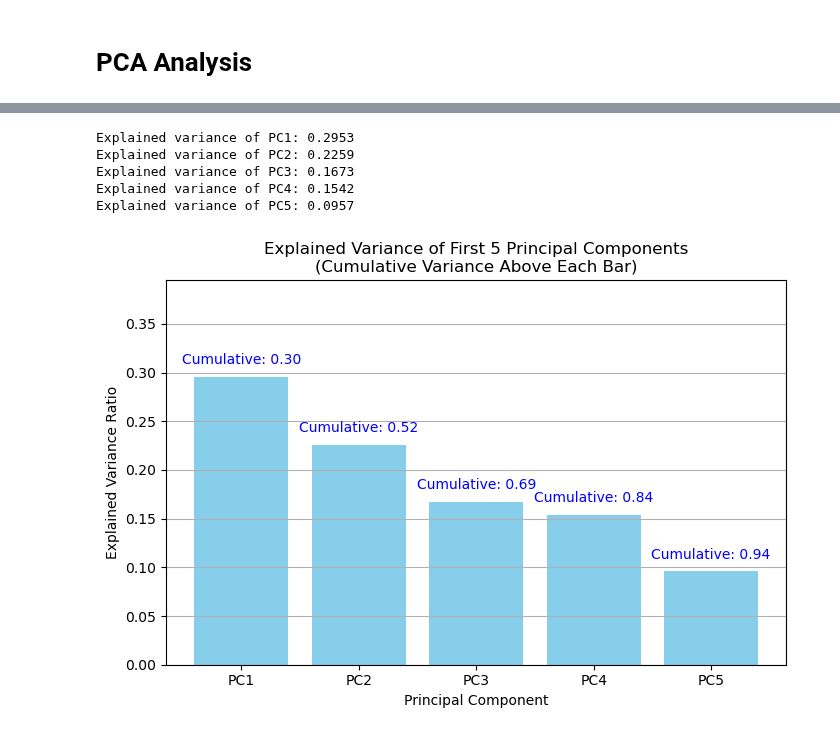
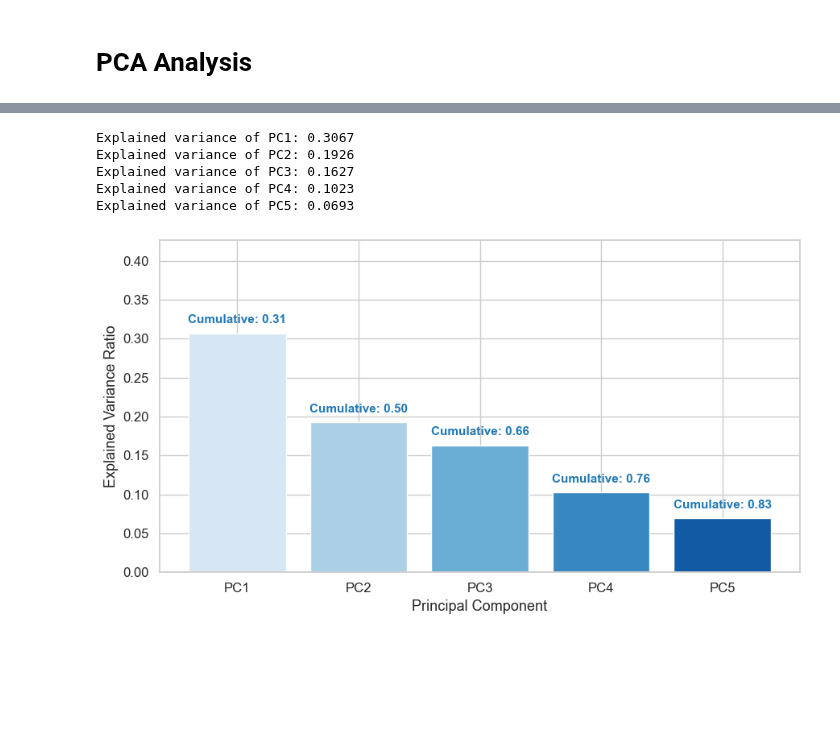
Before and after one commit to NK221088/ProjectInStatisticalEvaluationOfAI, a Jupyter notebook: pca-analysis-project/notebooks/pca_analysis.ipynb, the cells around one changed output, grey strips where cells are left out. Cells and saved outputs as stored; diff of their text form; code cells hidden in the pictures; blank space fills up the shorter version.

```diff
--- a/pca-analysis-project/notebooks/pca_analysis.ipynb
+++ b/pca-analysis-project/notebooks/pca_analysis.ipynb
@@ -30,8 +35,8 @@ from sklearn.decomposition import PCA
 from sklearn.preprocessing import StandardScaler
 
 # Load the processed data
-data_path = '/Users/gunnradgeving/Documents/GitHub/ProjectInStatisticalEvaluationOfAI/grouped_country_data.csv'  # Update with the correct path to your processed data
-df = allData
+data_path = '/Users/gunnradgeving/Documents/GitHub/ProjectInStatisticalEvaluationOfAI/categorized_data.csv'  # Update with the correct path to your processed data
+df = pd.read_csv(data_path)
 
 # Display the first few rows of the DataFrame
 df.head()
@@ -46,6 +50,6 @@ df.head()
 # %%
 # Select only the features of interest
-features = ['academic', 'vocational', 'userConsiderations', 'background','international','grammatical_analysis']
+features = ['sentiment_subjectivity', 'flesch_reading_ease', 'grammatical_analysis','academic', 'vocational','userConsiderations','bridging','international','otherTypesOfSchool']
 x = df[features].values
 x = StandardScaler().fit_transform(x)
 
@@ -56,6 +60,3 @@ principal_components = pca.fit_transform(x)
 # Create a DataFrame with the principal components
 principal_df = pd.DataFrame(data=principal_components, columns=['Principal Component 1', 'Principal Component 2'])
 final_df = pd.concat([principal_df, df[['country']]], axis=1)
-
-# Display the principal components DataFrame
-final_df.head()
@@ -89,41 +84,52 @@ education_df.fillna(education_df["Educational_Attainment"].mean(), inplace=True)
 education_df = education_df[['Economy', 'Educational_Attainment']]
 final_df = final_df.merge(education_df, on='Economy', how='left')
 # %%
-import numpy as np
 import matplotlib.pyplot as plt
-from sklearn.decomposition import PCA
+from matplotlib.ticker import MaxNLocator
+import seaborn as sns
 
 # Redo PCA with at least 5 components (or as many as features if fewer)
 n_components = min(5, x.shape[1])
 pca_5 = PCA(n_components=n_components)
 components_5 = pca_5.fit_transform(x)
 explained_var = pca_5.explained_variance_ratio_
 cumulative_var = np.cumsum(explained_var)
 
 # Print explained variance for each component
 for i, var in enumerate(explained_var, 1):
     print(f"Explained variance of PC{i}: {var:.4f}")
 
-# Barplot of the first 5 principal components' explained variance
-plt.figure(figsize=(8, 5))
-bars = plt.bar([f'PC{i+1}' for i in range(n_components)], explained_var, color='skyblue')
+# Prettier barplot of the first 5 principal components' explained variance
+plt.figure(figsize=(9, 5))
+sns.set(style="whitegrid")
+bars = plt.bar(
+    [f'PC{i+1}' for i in range(n_components)],
+    explained_var,
+    color=sns.color_palette("Blues", n_components)
+)
 
 # Annotate cumulative variance above each bar
 for i, cum_var in enumerate(cumulative_var):
-    plt.text(i, explained_var[i] + 0.01, f"Cumulative: {cum_var:.2f}",
-             ha='center', va='bottom', fontsize=10, color='blue')
+    plt.text(
+        i, explained_var[i] + 0.01,
+        f"Cumulative: {cum_var:.2f}",
+        ha='center', va='bottom', fontsize=11, color='#1f77b4', fontweight='bold'
+    )
 
-plt.title('Explained Variance of First 5 Principal Components\n(Cumulative Variance Above Each Bar)')
-plt.xlabel('Principal Component')
-plt.ylabel('Explained Variance Ratio')
-plt.ylim(0, max(explained_var) + 0.1)
-plt.grid(axis='y')
+#plt.title('Explained Variance of First 5 Principal Components', fontsize=15, fontweight='bold')
+plt.xlabel('Principal Component', fontsize=13)
+plt.ylabel('Explained Variance Ratio', fontsize=13)
+plt.ylim(0, max(explained_var) + 0.12)
+plt.xticks(fontsize=12)
+plt.yticks(fontsize=12)
+plt.gca().yaxis.set_major_locator(MaxNLocator(integer=True))
+plt.tight_layout()
 plt.show()
 # %% [output]
-Explained variance of PC1: 0.2953
-Explained variance of PC2: 0.2259
-Explained variance of PC3: 0.1673
-Explained variance of PC4: 0.1542
-Explained variance of PC5: 0.0957
+Explained variance of PC1: 0.3067
+Explained variance of PC2: 0.1926
+Explained variance of PC3: 0.1627
+Explained variance of PC4: 0.1023
+Explained variance of PC5: 0.0693
-[figure, old version]
+[figure, new version]
 # %%
```
Also changed, not shown: parts of 12 cells of this notebook.
